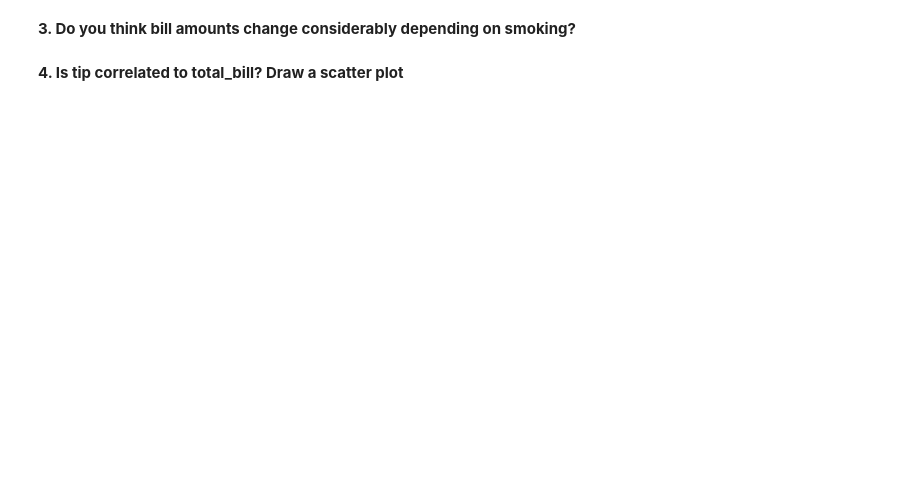
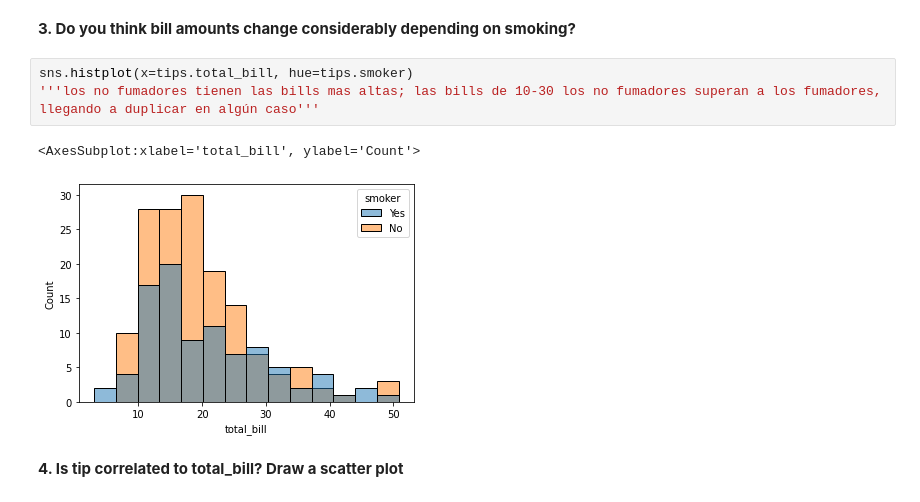
Before and after one commit to Ironhack-Data-Madrid-Enero-2021/lab-visualization-intro, a Jupyter notebook: your-code/challenge-1.ipynb, the cells around one changed output. Saved outputs shown, nothing was run; the diff lists cells and outputs as text; blank space fills up the shorter version.

```diff
--- a/your-code/challenge-1.ipynb
+++ b/your-code/challenge-1.ipynb
@@ -37,4 +48,11 @@ sns.load_dataset("tips")
 # %% [markdown]
 **3. Do you think bill amounts change considerably depending on smoking?**
+# %%
+sns.histplot(x=tips.total_bill, hue=tips.smoker)
+'''los no fumadores tienen las bills mas altas; las bills de 10-30 los no fumadores superan a los fumadores,
+llegando a duplicar en algún caso'''
+# %% [output]
+<AxesSubplot:xlabel='total_bill', ylabel='Count'>
+[figure, added]
 # %% [markdown]
 **4. Is tip correlated to total_bill? Draw a scatter plot**
```
Also changed, not shown: parts of 6 cells of this notebook.
